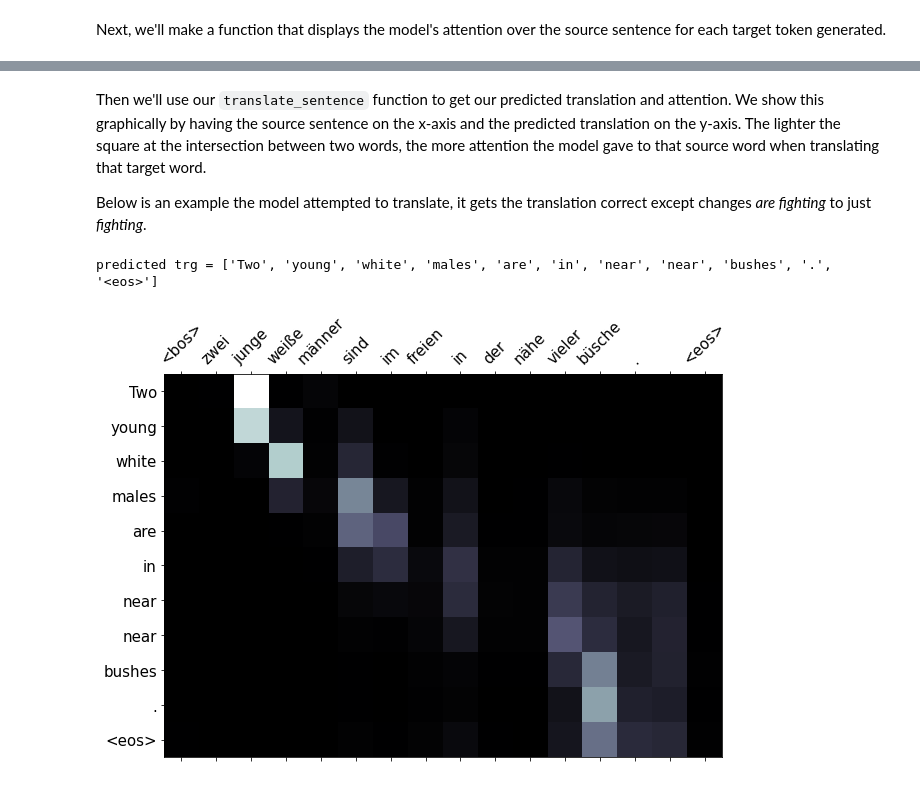
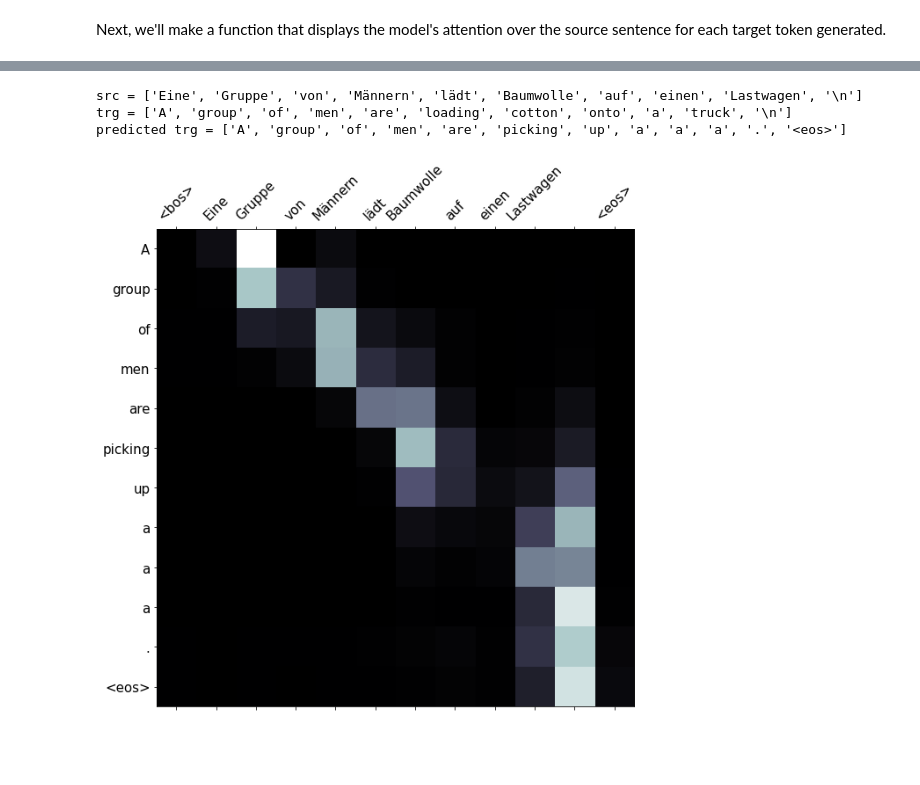
Before and after one commit to Anish-V1073/END2.0_Assignments, a Jupyter notebook: Assignment8/4- Packed Padded Sequences, Masking, Inference and BLEU.ipynb, the cells around one changed output, grey strips where cells are left out. Saved outputs shown, nothing was run; the diff lists cells and outputs as text; code cells hidden in the pictures; blank space fills up the shorter version.

```diff
--- a/Assignment8/4- Packed Padded Sequences, Masking, Inference and BLEU.ipynb
+++ b/Assignment8/4- Packed Padded Sequences, Masking, Inference and BLEU.ipynb
@@ -765 +759,5 @@ de_vocab_itos = vocab_transform['de'].get_itos()
+# %%
+train_iter = Multi30k(split='train', language_pair=(SRC_LANGUAGE, TGT_LANGUAGE))
+valid_iter = Multi30k(split='valid', language_pair=(SRC_LANGUAGE, TGT_LANGUAGE))
+test_iter = Multi30k(split='test', language_pair=(SRC_LANGUAGE, TGT_LANGUAGE))
 # %%
@@ -776,14 +777,14 @@ trg = ['Two', 'young', ',', 'White', 'males', 'are', 'outside', 'near', 'many',
-# %% [markdown]
-Then we'll use our `translate_sentence` function to get our predicted translation and attention. We show this graphically by having the source sentence on the x-axis and the predicted translation on the y-axis. The lighter the square at the intersection between two words, the more attention the model gave to that source word when translating that target word.
-
-Below is an example the model attempted to translate, it gets the translation correct except changes *are fighting* to just *fighting*.
-# %%
-translation, attention = translate_sentence(src, model, device)
-
-print(f'predicted trg = {translation}')
-# %% [output]
-predicted trg = ['Two', 'young', 'white', 'males', 'are', 'in', 'near', 'near', 'bushes', '.', '<eos>']
-# %%
-display_attention(src, translation, attention)
-# %% [output]
-[figure, removed]
+# %%
+src,trg =  next(valid_iter)
+src =  token_transform['de'](src)
+trg =  token_transform['en'](trg)
+print(f'src = {src}')
+print(f'trg = {trg}')
+translation, attention = translate_sentence(src, model, device)
+print(f'predicted trg = {translation}')
+display_attention(src, translation, attention)
+# %% [output]
+src = ['Eine', 'Gruppe', 'von', 'Männern', 'lädt', 'Baumwolle', 'auf', 'einen', 'Lastwagen', '\n']
+trg = ['A', 'group', 'of', 'men', 'are', 'loading', 'cotton', 'onto', 'a', 'truck', '\n']
+predicted trg = ['A', 'group', 'of', 'men', 'are', 'picking', 'up', 'a', 'a', 'a', '.', '<eos>']
+[figure, added]
```
Also changed, not shown: parts of 20 cells of this notebook.
